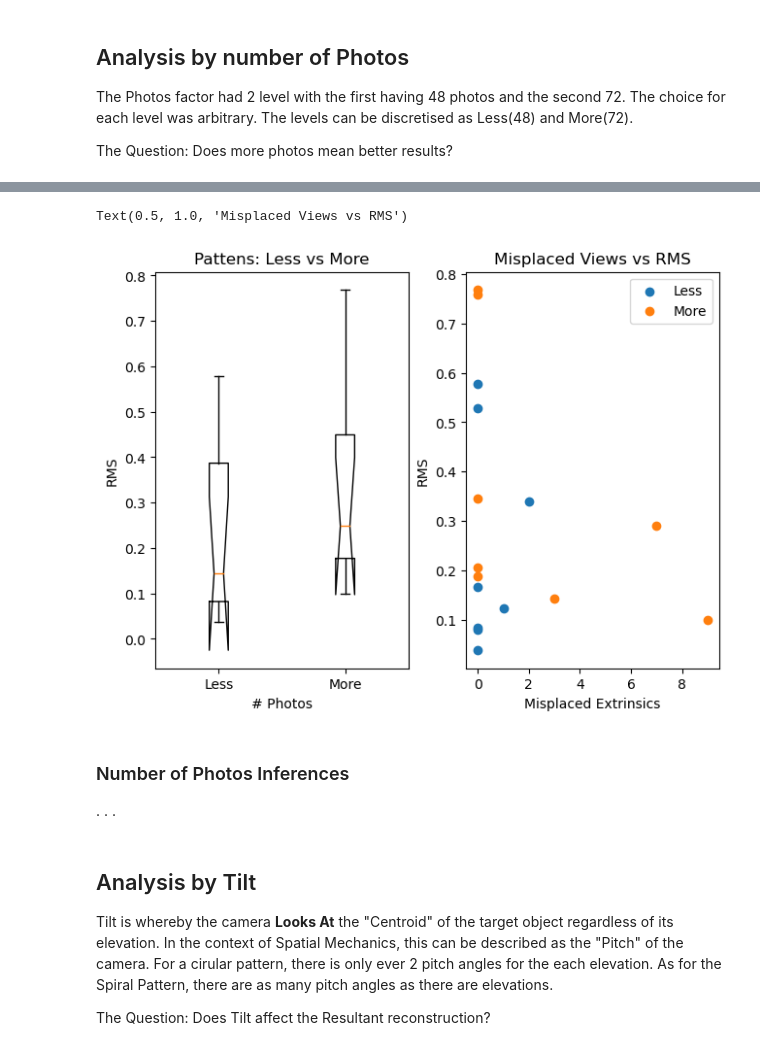
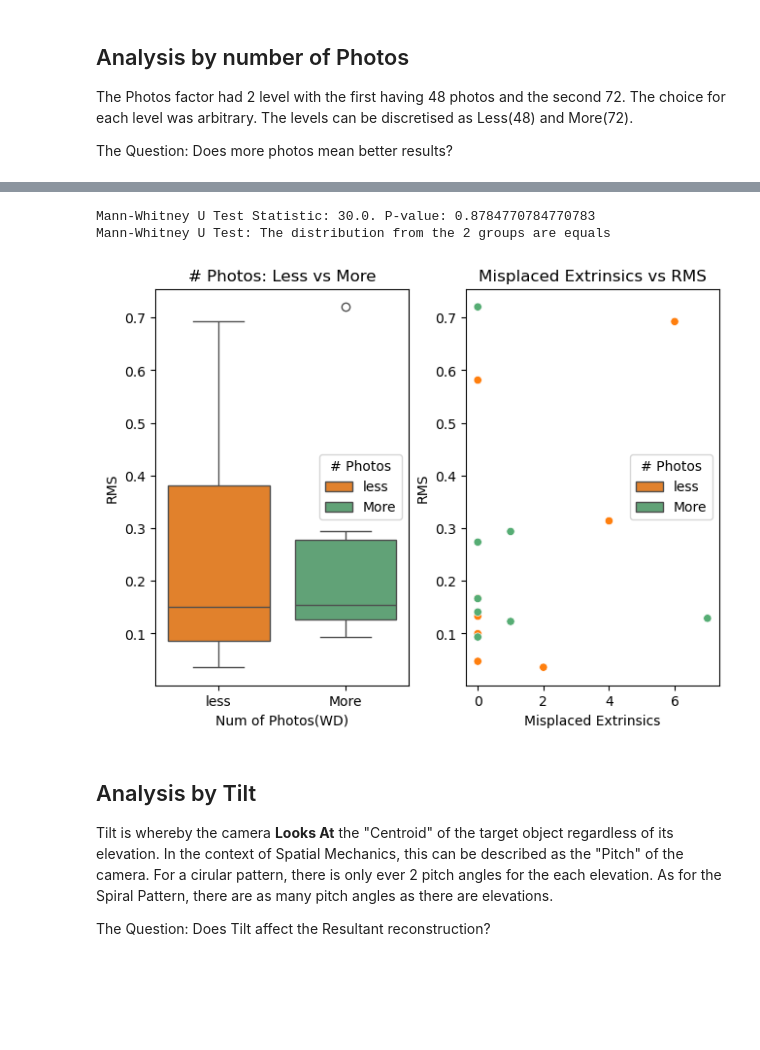
Before and after one commit to SiliconWit/image-based-3d-reconstruction, a Jupyter notebook: PythonPlayground/Preliminary Experiments 3.ipynb, the cells around one changed output, grey strips where cells are left out. Drawn from its saved outputs; the diff is of its cells as text; code cells hidden in the pictures; blank space fills up the shorter version.

Commit message:
Meaningful statistical analyses done in PreliminaryExperiments3 notebook though not too organised.

```diff
--- a/PythonPlayground/Preliminary Experiments 3.ipynb
+++ b/PythonPlayground/Preliminary Experiments 3.ipynb
@@ -15,0 +19,17 @@ Is the default feature extractor in Meshroom 2023.2.0.
+# %%
+# Load the necessary python modules
+import pandas as pd
+import numpy as np
+import matplotlib.pyplot as plt
+from IPython.display import display, HTML
+import seaborn as sns
+from scipy.stats import mannwhitneyu, kruskal
+
+Cols = ["Pattern", "WD", "Photos", "Tilt", "OffViews","Extractor","RMS"]
+
+# Load DSIFT data
+all_datadf = pd.read_excel('PreliminaryExperimentResults.xlsx', sheet_name='Exp3_Flattened', header=0, usecols=Cols )
+
+dsift_df = all_datadf[all_datadf["Extractor"]=="DSIFT" ]
+sift_df = all_datadf[all_datadf["Extractor"]=="SIFT" ]
+sift_dsift_df = all_datadf[all_datadf["Extractor"]=="SIFT_DSIFT" ]
@@ -214,27 +536,48 @@ plot2_DFs( disft_numPh1_df, disft_numPh2_df, labels, "Photos" )
 # %%
-Photos_RMS = [disft_numPh1_df["RMS"].values, disft_numPh2_df["RMS"].values]
+labels = ["less", "More"]
+
+# Define custom colors
+custom_colors = {48: '#ff7f0e', 72: '#56ad74'}
 
 fig, axs = plt.subplots(1,2, layout="constrained")
-axs[0].boxplot(Photos_RMS, vert=True, notch=True, labels=labels)
-axs[0].set_title("Pattens: Less vs More")
+sns.boxplot( data=sift_dsift_df, x="Photos", y="RMS", hue="Photos", ax=axs[0], palette=custom_colors)
+axs[0].set_title("# Photos: Less vs More")
 axs[0].set_ylabel("RMS")
-axs[0].set_xlabel("# Photos")
+axs[0].set_xlabel("Num of Photos(WD)")
+axs[0].set_xticklabels(labels)
 
-axs[1].scatter( disft_numPh1_df["OffViews"].values, disft_numPh1_df["RMS"].values  )
-axs[1].scatter( disft_numPh2_df["OffViews"].values, disft_numPh2_df["RMS"].values  )
+# Rename the Legend Entries
+handles, _labels = axs[0].get_legend_handles_labels()
+axs[0].legend(handles, labels, title='# Photos')
+
+
+sns.scatterplot( data=sift_dsift_df, x="OffViews", y="RMS", hue="Photos", ax=axs[1], palette=custom_colors)
 axs[1].set_ylabel("RMS")
 axs[1].set_xlabel("Misplaced Extrinsics")
-axs[1].legend(labels)
-axs[1].set_title("Misplaced Views vs RMS")
+axs[1].set_title("Misplaced Extrinsics vs RMS")
+
+# Rename the Legend Entries
+handles, _labels = axs[0].get_legend_handles_labels()
+axs[1].legend(handles, labels, title='# Photos')
+
+# Perform Mann-Whitney U test between Factor A, Level 1 and Factor A, Level 2
+mannwhitneyu_result = mannwhitneyu(
+    list(sift_dsift_df[ sift_dsift_df["Photos"] == 48 ]["RMS"]),
+    list(sift_dsift_df[ sift_dsift_df["Photos"] == 72 ][ "RMS" ] ),
+    alternative='two-sided'
+)
+
+# Display Mann-Whitney U test statistic and p-value
+print(f"Mann-Whitney U Test Statistic: {mannwhitneyu_result.statistic}. P-value: {mannwhitneyu_result.pvalue}")
+
+if p_value > 0.05:
+    print("Mann-Whitney U Test: The distribution from the 2 groups are equals")
+else:
+    print("Mann-Whitney U Test: The distribution from the 2 groups are significantlyu different")
 # %% [output]
-Text(0.5, 1.0, 'Misplaced Views vs RMS')
+Mann-Whitney U Test Statistic: 30.0. P-value: 0.8784770784770783
+Mann-Whitney U Test: The distribution from the 2 groups are equals
-[figure, old version]
+[figure, new version]
-# %% [markdown]
-### Number of Photos Inferences
-
-.
-.
-.
 # %% [markdown]
 ## Analysis by Tilt
 
```
Also changed, not shown: parts of 36 cells of this notebook.
